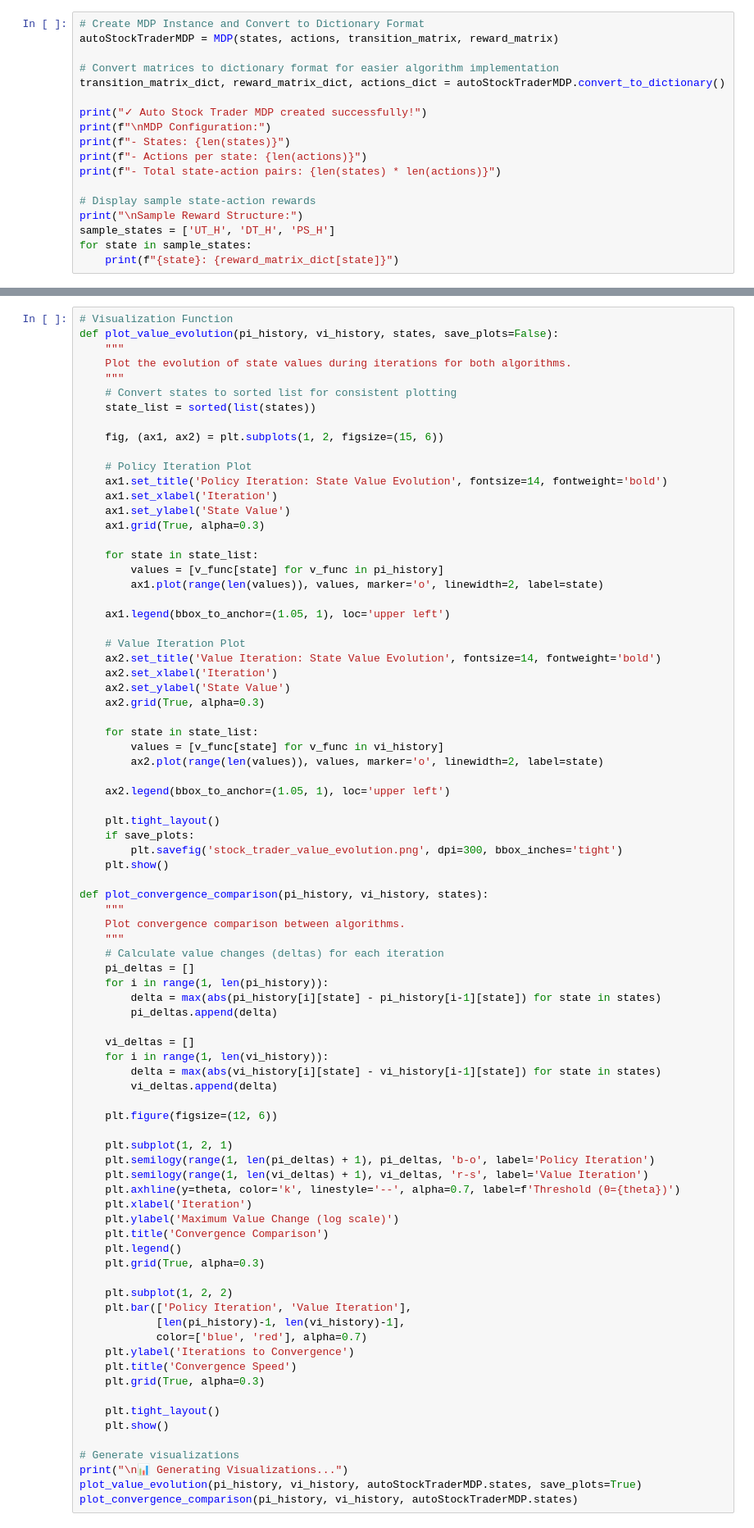
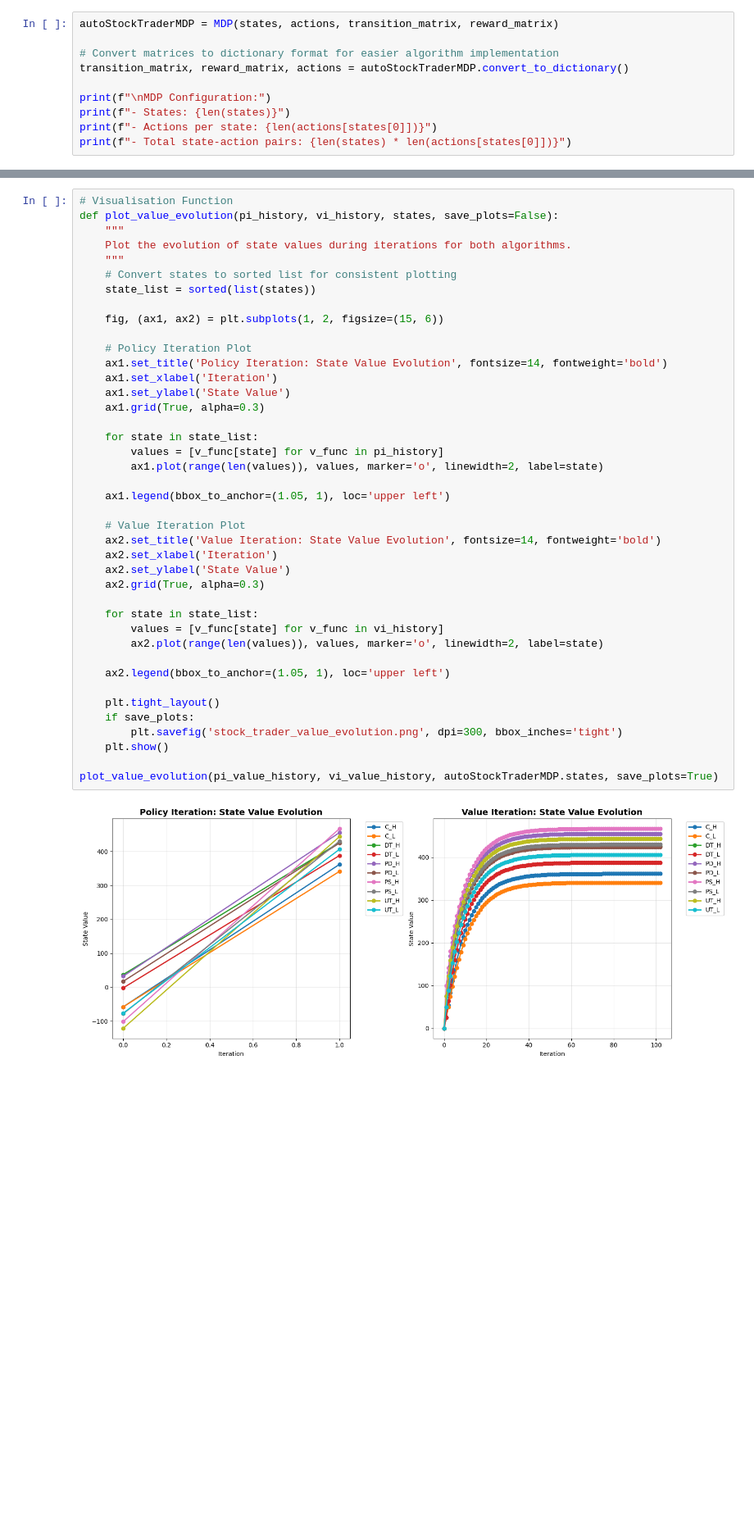
Before and after one commit to JakeHarveyy/Self-Driving-Car-MDP-RL, a Jupyter notebook: Auto_Stock_Trader_MDP_Analysis.ipynb, the cells around one changed output, grey strips where cells are left out. Shown at 82% size. Saved outputs shown, nothing was run; the diff lists cells and outputs as text; blank space fills up the shorter version.

```diff
--- a/Auto_Stock_Trader_MDP_Analysis.ipynb
+++ b/Auto_Stock_Trader_MDP_Analysis.ipynb
@@ -215,18 +228,10 @@ print("✓ All transition probabilities correctly sum to 1.0")
 # %%
-# Create MDP Instance and Convert to Dictionary Format
 autoStockTraderMDP = MDP(states, actions, transition_matrix, reward_matrix)
 
 # Convert matrices to dictionary format for easier algorithm implementation
-transition_matrix_dict, reward_matrix_dict, actions_dict = autoStockTraderMDP.convert_to_dictionary()
+transition_matrix, reward_matrix, actions = autoStockTraderMDP.convert_to_dictionary()
 
-print("✓ Auto Stock Trader MDP created successfully!")
 print(f"\nMDP Configuration:")
 print(f"- States: {len(states)}")
-print(f"- Actions per state: {len(actions)}")
-print(f"- Total state-action pairs: {len(states) * len(actions)}")
-
-# Display sample state-action rewards
-print("\nSample Reward Structure:")
-sample_states = ['UT_H', 'DT_H', 'PS_H']
-for state in sample_states:
-    print(f"{state}: {reward_matrix_dict[state]}")
+print(f"- Actions per state: {len(actions[states[0]])}")
+print(f"- Total state-action pairs: {len(states) * len(actions[states[0]])}")
@@ -547,5 +685,5 @@ else:
 # %%
-# Visualization Function
+# Visualisation Function
 def plot_value_evolution(pi_history, vi_history, states, save_plots=False):
     """
     Plot the evolution of state values during iterations for both algorithms.
@@ -557,72 +695,33 @@ def plot_value_evolution(pi_history, vi_history, states, save_plots=False):
 
     # Policy Iteration Plot
     ax1.set_title('Policy Iteration: State Value Evolution', fontsize=14, fontweight='bold')
     ax1.set_xlabel('Iteration')
     ax1.set_ylabel('State Value')
     ax1.grid(True, alpha=0.3)
 
     for state in state_list:
         values = [v_func[state] for v_func in pi_history]
         ax1.plot(range(len(values)), values, marker='o', linewidth=2, label=state)
 
     ax1.legend(bbox_to_anchor=(1.05, 1), loc='upper left')
 
     # Value Iteration Plot
     ax2.set_title('Value Iteration: State Value Evolution', fontsize=14, fontweight='bold')
     ax2.set_xlabel('Iteration')
     ax2.set_ylabel('State Value')
     ax2.grid(True, alpha=0.3)
 
     for state in state_list:
         values = [v_func[state] for v_func in vi_history]
         ax2.plot(range(len(values)), values, marker='o', linewidth=2, label=state)
 
     ax2.legend(bbox_to_anchor=(1.05, 1), loc='upper left')
 
     plt.tight_layout()
     if save_plots:
         plt.savefig('stock_trader_value_evolution.png', dpi=300, bbox_inches='tight')
     plt.show()
 
-def plot_convergence_comparison(pi_history, vi_history, states):
-    """
-    Plot convergence comparison between algorithms.
-    """
-    # Calculate value changes (deltas) for each iteration
-    pi_deltas = []
-    for i in range(1, len(pi_history)):
-        delta = max(abs(pi_history[i][state] - pi_history[i-1][state]) for state in states)
-        pi_deltas.append(delta)
-
-    vi_deltas = []
-    for i in range(1, len(vi_history)):
-        delta = max(abs(vi_history[i][state] - vi_history[i-1][state]) for state in states)
-        vi_deltas.append(delta)
-
-    plt.figure(figsize=(12, 6))
-
-    plt.subplot(1, 2, 1)
-    plt.semilogy(range(1, len(pi_deltas) + 1), pi_deltas, 'b-o', label='Policy Iteration')
-    plt.semilogy(range(1, len(vi_deltas) + 1), vi_deltas, 'r-s', label='Value Iteration')
-    plt.axhline(y=theta, color='k', linestyle='--', alpha=0.7, label=f'Threshold (θ={theta})')
-    plt.xlabel('Iteration')
-    plt.ylabel('Maximum Value Change (log scale)')
-    plt.title('Convergence Comparison')
-    plt.legend()
-    plt.grid(True, alpha=0.3)
-
-    plt.subplot(1, 2, 2)
-    plt.bar(['Policy Iteration', 'Value Iteration'],
-            [len(pi_history)-1, len(vi_history)-1],
-            color=['blue', 'red'], alpha=0.7)
-    plt.ylabel('Iterations to Convergence')
-    plt.title('Convergence Speed')
-    plt.grid(True, alpha=0.3)
-
-    plt.tight_layout()
-    plt.show()
-
-# Generate visualizations
-print("\n📊 Generating Visualizations...")
-plot_value_evolution(pi_history, vi_history, autoStockTraderMDP.states, save_plots=True)
-plot_convergence_comparison(pi_history, vi_history, autoStockTraderMDP.states)
+plot_value_evolution(pi_value_history, vi_value_history, autoStockTraderMDP.states, save_plots=True)
+# %% [output]
+[figure, added]
```
Also changed, not shown: parts of 46 cells of this notebook, 3 other files.
